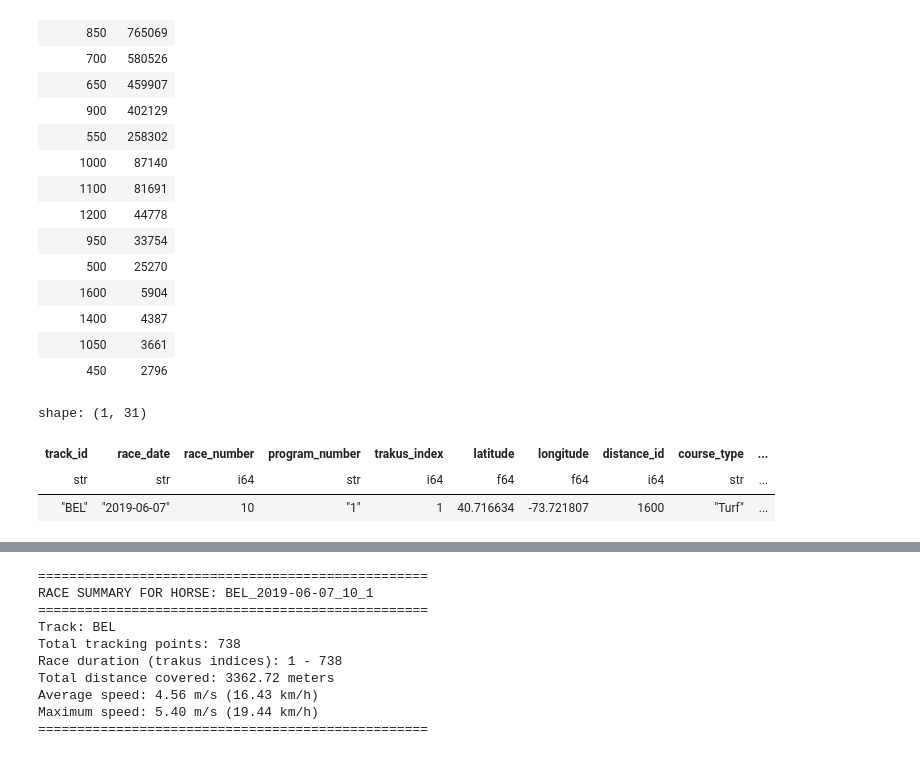
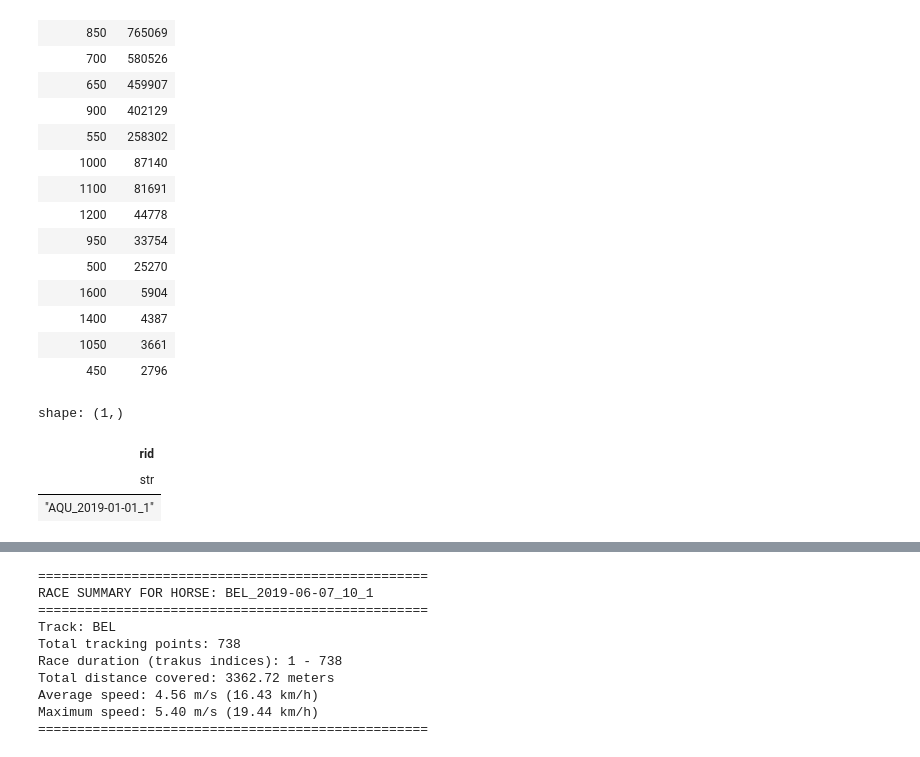
Before and after one commit to sajodajo/HorseRacing, a Jupyter notebook: notebooks/test.ipynb, the cells around one changed output, grey strips where cells are left out. Saved outputs shown, nothing was run; the diff lists cells and outputs as text; code cells hidden in the pictures.

```diff
--- a/notebooks/test.ipynb
+++ b/notebooks/test.ipynb
@@ -82,11 +69,3 @@ shape: (16, 2)
 | 1400 | 4387 |
 | 1050 | 3661 |
 | 450 | 2796 |
-# %%
-# sample row with distance_id = 1600
-df.filter(pl.col("distance_id") == 1600).head(1)
-# %% [output]
-shape: (1, 31)
-| track_id | race_date | race_number | program_number | trakus_index | latitude | longitude | distance_id | course_type | ... |
-| str | str | i64 | str | i64 | f64 | f64 | i64 | str | ... |
-| "BEL" | "2019-06-07" | 10 | "1" | 1 | 40.716634 | -73.721807 | 1600 | "Turf" | ... |
@@ -94,0 +72,7 @@ shape: (1, 31)
+# %%
+df["rid"].head(1)
+# %% [output]
+shape: (1,)
+| rid |
+| str |
+| "AQU_2019-01-01_1" |
```
Also changed, not shown: parts of 7 cells of this notebook, 4 other files.
